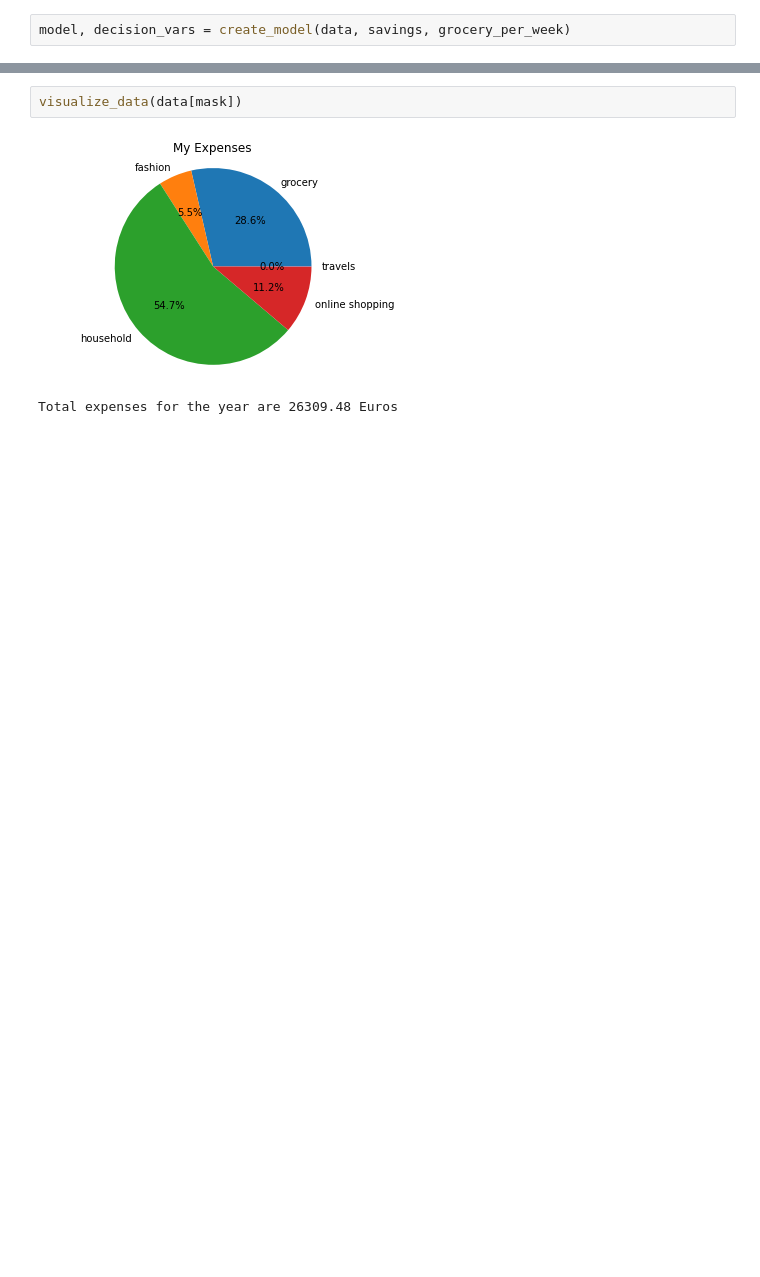
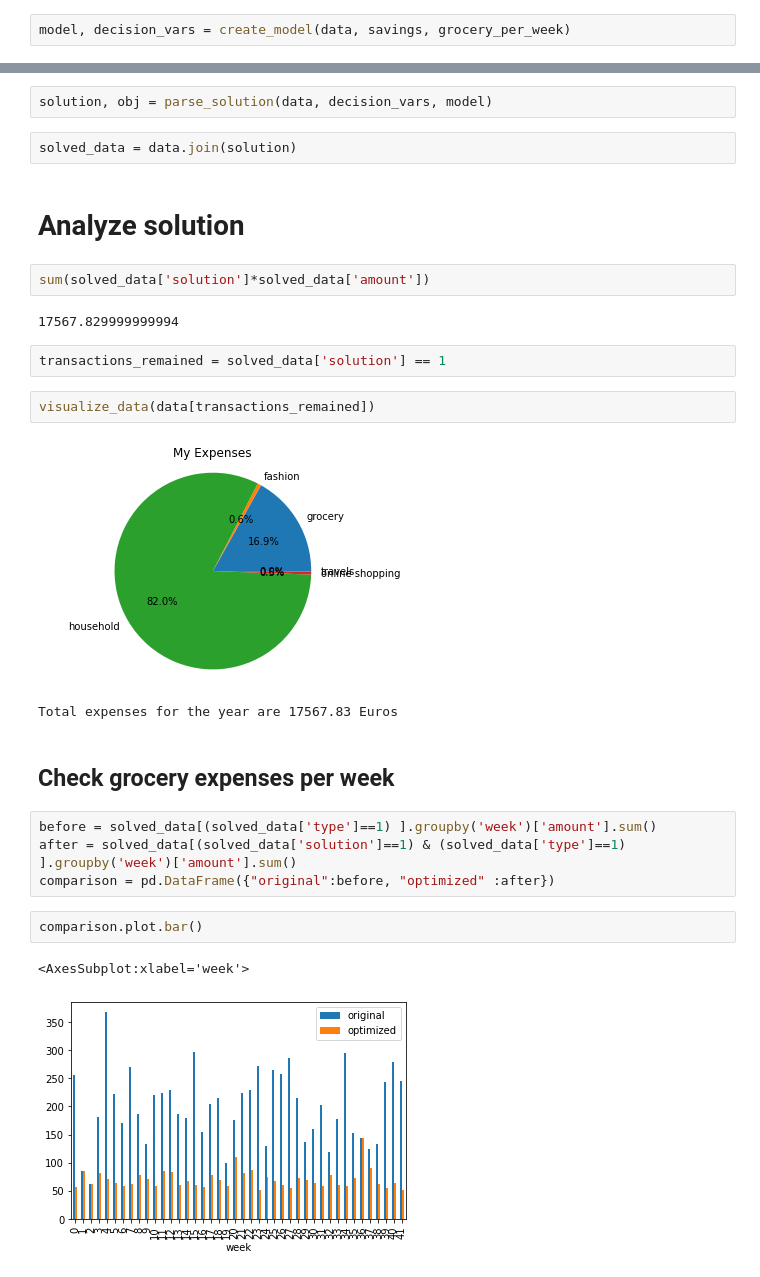
Before and after one commit to nonvisual/budget_optimization, a Jupyter notebook: Bank_account_optimization.ipynb, the cells around one changed output, grey strips where cells are left out. Cells and saved outputs as stored; diff of their text form; blank space fills up the shorter version.

```diff
--- a/Bank_account_optimization.ipynb
+++ b/Bank_account_optimization.ipynb
@@ -85,6 +67,29 @@ mask = np.array([True if decision_vars[t].varValue > 0.5 else False for t in ran
+# %%
+solution, obj = parse_solution(data, decision_vars, model)
+# %%
+solved_data = data.join(solution)
+# %% [markdown]
+# Analyze solution
+# %%
+sum(solved_data['solution']*solved_data['amount'])
+# %% [output]
+17567.829999999994
+# %%
+transactions_remained = solved_data['solution'] == 1
 # %%
-visualize_data(data[mask])
+visualize_data(data[transactions_remained])
 # %% [output]
-[figure, old version]
+[figure, new version]
-Total expenses for the year are 26309.48 Euros
+Total expenses for the year are 17567.83 Euros
+# %% [markdown]
+## Check grocery expenses per week
+# %%
+before = solved_data[(solved_data['type']==1) ].groupby('week')['amount'].sum()
+after = solved_data[(solved_data['solution']==1) & (solved_data['type']==1) ].groupby('week')['amount'].sum()
+comparison = pd.DataFrame({"original":before, "optimized" :after})
+# %%
+comparison.plot.bar()
+# %% [output]
+<AxesSubplot:xlabel='week'>
+[figure, added]
 # %%
```
Also changed, not shown: parts of 13 cells of this notebook, 5 other files.
